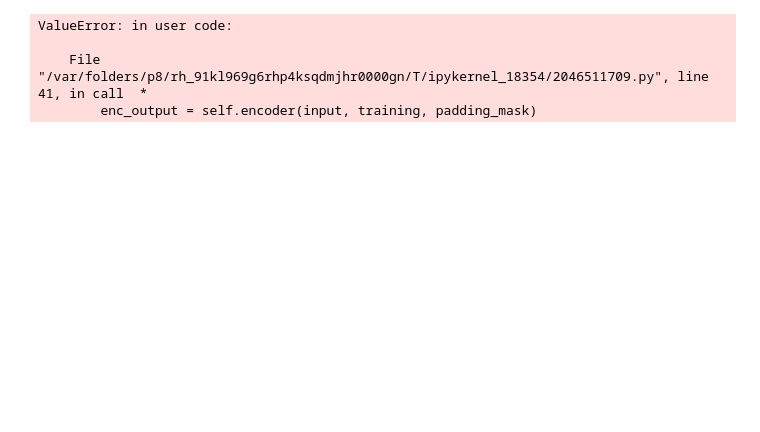
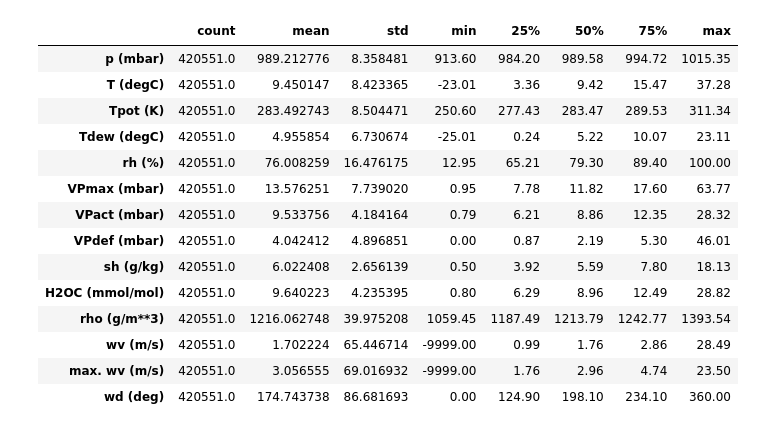
Before and after one commit to ChristineArnoldt/UOS_IANNwTF_Transformer_LSTM_Comparative_Study, a Jupyter notebook: transformer.ipynb, the cells around one changed output. Drawn from its saved outputs; the diff is of its cells as text; code cells hidden in the pictures; blank space fills up the shorter version.

Commit message:
transformer_weather

```diff
--- a/transformer.ipynb
+++ b/transformer.ipynb
@@ -451,25 +17,0 @@ def training_loop(model, train, test, train_summary_writer, test_summary_writer)
-# %%
-#-----------Loop for different sequence lengths with custom training loop----------------#
-
-config_name= "Transformer"
-
-for length in SEQUENCE_LENGTH:
-    train_dataset = create_dataset_for_cum_sum_prediction(1024, length, 1, False)
-    val_dataset = create_dataset_for_cum_sum_prediction(512, length, 1, True)
-
-    train_log_path = f"logs/{config_name}/{length}/train"
-    test_log_path = f"logs/{config_name}/{length}/val"
-
-    # log writer for training metrics
-    train_summary_writer = tf.summary.create_file_writer(train_log_path)
-
-    # log writer for validation metrics
-    test_summary_writer = tf.summary.create_file_writer(test_log_path)
-
-    model = TransformerModel(num_layers=NUM_OF_LAYERS, dim=512, num_heads=8, dim_feedforward=2048, input_vocab_size=8500, target_vocab_size=8000)
-    train_losses, train_accuracies, val_losses, val_accuracies = training_loop(model, train_dataset, val_dataset, train_summary_writer, test_summary_writer)
-# %% [output]
-ValueError: in user code:
-
-    File "/var/folders/p8/rh_91kl969g6rhp4ksqdmjhr0000gn/T/ipykernel_18354/2046511709.py", line 41, in call  *
-        enc_output = self.encoder(input, training, padding_mask)
@@ -502,0 +18,27 @@ for length in SEQUENCE_LENGTH:
+# %%
+#-----------Loading the dataset----------------#
+
+zip_path = tf.keras.utils.get_file(
+    origin='https://storage.googleapis.com/tensorflow/tf-keras-datasets/jena_climate_2009_2016.csv.zip',
+    fname='jena_climate_2009_2016.csv.zip',
+    extract=True)
+csv_path, _ = os.path.splitext(zip_path)
+# %%
+df = pd.read_csv(csv_path)
+df.describe().transpose()
+# %% [output]
+|  | count | mean | std | min | 25% | 50% | 75% | max |
+| p (mbar) | 420551.0 | 989.212776 | 8.358481 | 913.60 | 984.20 | 989.58 | 994.72 | 1015.35 |
+| T (degC) | 420551.0 | 9.450147 | 8.423365 | -23.01 | 3.36 | 9.42 | 15.47 | 37.28 |
+| Tpot (K) | 420551.0 | 283.492743 | 8.504471 | 250.60 | 277.43 | 283.47 | 289.53 | 311.34 |
+| Tdew (degC) | 420551.0 | 4.955854 | 6.730674 | -25.01 | 0.24 | 5.22 | 10.07 | 23.11 |
+| rh (%) | 420551.0 | 76.008259 | 16.476175 | 12.95 | 65.21 | 79.30 | 89.40 | 100.00 |
+| VPmax (mbar) | 420551.0 | 13.576251 | 7.739020 | 0.95 | 7.78 | 11.82 | 17.60 | 63.77 |
+| VPact (mbar) | 420551.0 | 9.533756 | 4.184164 | 0.79 | 6.21 | 8.86 | 12.35 | 28.32 |
+| VPdef (mbar) | 420551.0 | 4.042412 | 4.896851 | 0.00 | 0.87 | 2.19 | 5.30 | 46.01 |
+| sh (g/kg) | 420551.0 | 6.022408 | 2.656139 | 0.50 | 3.92 | 5.59 | 7.80 | 18.13 |
+| H2OC (mmol/mol) | 420551.0 | 9.640223 | 4.235395 | 0.80 | 6.29 | 8.96 | 12.49 | 28.82 |
+| rho (g/m**3) | 420551.0 | 1216.062748 | 39.975208 | 1059.45 | 1187.49 | 1213.79 | 1242.77 | 1393.54 |
+| wv (m/s) | 420551.0 | 1.702224 | 65.446714 | -9999.00 | 0.99 | 1.76 | 2.86 | 28.49 |
+| max. wv (m/s) | 420551.0 | 3.056555 | 69.016932 | -9999.00 | 1.76 | 2.96 | 4.74 | 23.50 |
+| wd (deg) | 420551.0 | 174.743738 | 86.681693 | 0.00 | 124.90 | 198.10 | 234.10 | 360.00 |
```
Also changed, not shown: parts of 18 cells of this notebook.
